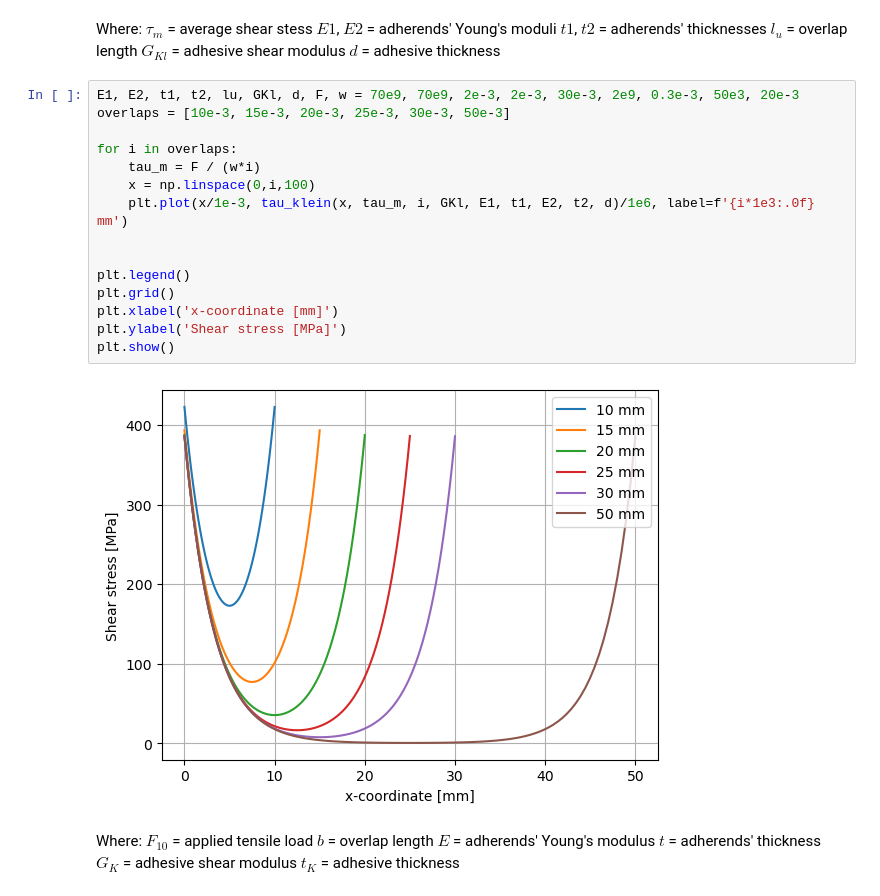
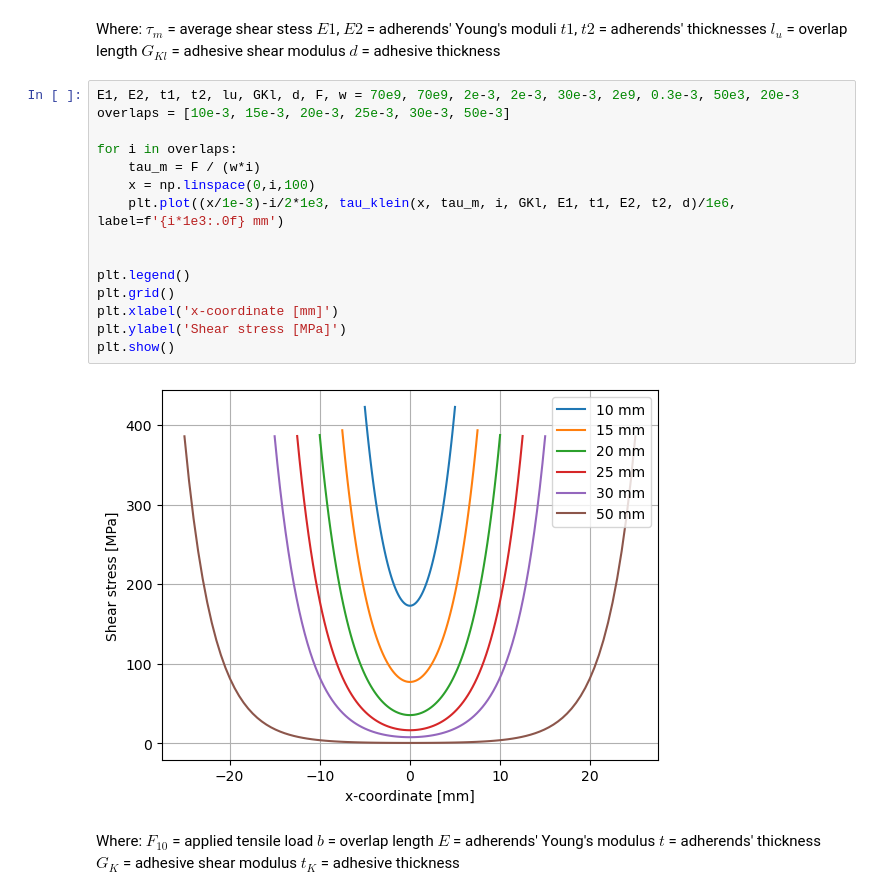
Before and after one commit to arthurstreebgreebling/PCM, a Jupyter notebook: A3 Joining/Joining.ipynb, the cells around one changed output. Cells and saved outputs as stored; diff of their text form.

Commit message:
Q1 Q5 Q6 graphs basically done now

```diff
--- a/A3 Joining/Joining.ipynb
+++ b/A3 Joining/Joining.ipynb
@@ -62,20 +63,20 @@ $d$ = adhesive thickness
 # %%
 E1, E2, t1, t2, lu, GKl, d, F, w = 70e9, 70e9, 2e-3, 2e-3, 30e-3, 2e9, 0.3e-3, 50e3, 20e-3
 overlaps = [10e-3, 15e-3, 20e-3, 25e-3, 30e-3, 50e-3]
 
 for i in overlaps:
     tau_m = F / (w*i)
     x = np.linspace(0,i,100)
-    plt.plot(x/1e-3, tau_klein(x, tau_m, i, GKl, E1, t1, E2, t2, d)/1e6, label=f'{i*1e3:.0f} mm')
+    plt.plot((x/1e-3)-i/2*1e3, tau_klein(x, tau_m, i, GKl, E1, t1, E2, t2, d)/1e6, label=f'{i*1e3:.0f} mm')
 
 
 plt.legend()
 plt.grid()
 plt.xlabel('x-coordinate [mm]')
 plt.ylabel('Shear stress [MPa]')
 plt.show()
 # %% [output]
-[figure, old version]
+[figure, new version]
 # %% [markdown]
  Where:
  $F_{10}$ = applied tensile load
```
Also changed, not shown: parts of 6 cells of this notebook.
